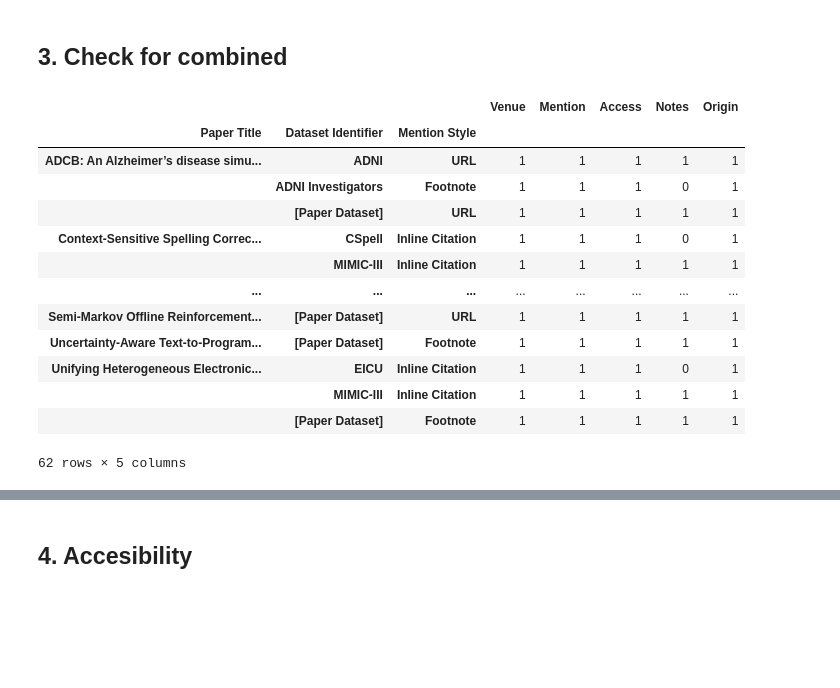
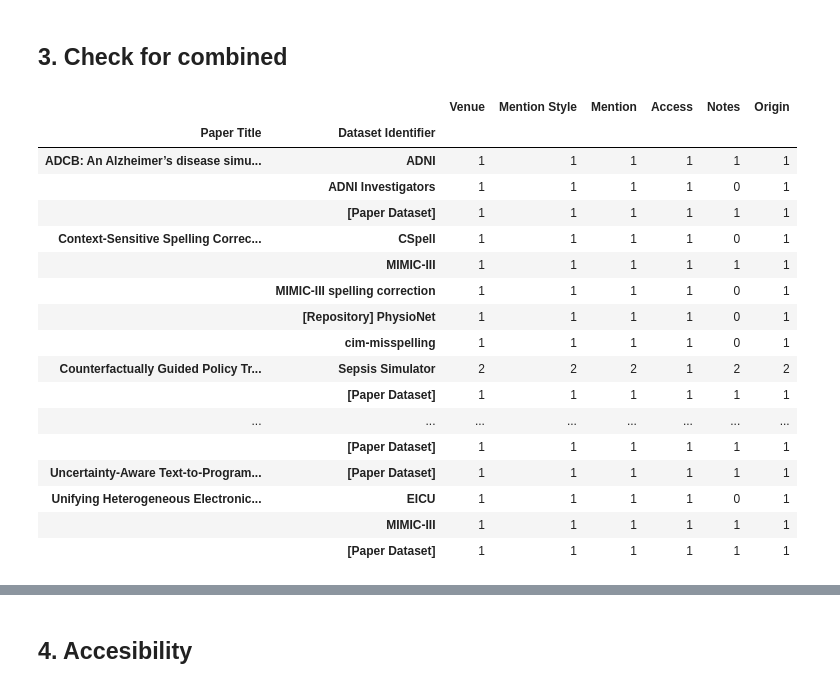
Before and after one commit to madprogramer/PublicDatasets, a Jupyter notebook: ArticleVisualizer.ipynb, the cells around one changed output, grey strips where cells are left out. Cells and saved outputs as stored; diff of their text form; code cells hidden in the pictures; blank space fills up the shorter version.

```diff
--- a/ArticleVisualizer.ipynb
+++ b/ArticleVisualizer.ipynb
@@ -68,29 +68,33 @@ sns.histplot(data=target, y="Origin", multiple="stack").set(title='Dataset Hosts
 # %%
 # # mentions_table['Origin']
 # # mentions_table['Mention Style']
 
 
 
 # # selection_table['Paper Title']
 # selection_table['Dataset Identifier'].tolist()
 # selection_table['Paper Title'].tolist()
 selection_table = mentions_table.copy()
-selection_table.groupby(['Paper Title','Dataset Identifier','Mention Style']).count()
+selection_table.groupby(['Paper Title','Dataset Identifier']).count()
 # %% [output]
-|  |  |  | Venue | Mention | Access | Notes | Origin |
-| Paper Title | Dataset Identifier | Mention Style |  |  |  |  |  |
-| ADCB: An Alzheimer’s disease simu... | ADNI | URL | 1 | 1 | 1 | 1 | 1 |
-|  | ADNI Investigators | Footnote | 1 | 1 | 1 | 0 | 1 |
-|  | [Paper Dataset] | URL | 1 | 1 | 1 | 1 | 1 |
-| Context-Sensitive Spelling Correc... | CSpell | Inline Citation | 1 | 1 | 1 | 0 | 1 |
-|  | MIMIC-III | Inline Citation | 1 | 1 | 1 | 1 | 1 |
+|  |  | Venue | Mention Style | Mention | Access | Notes | Origin |
+| Paper Title | Dataset Identifier |  |  |  |  |  |  |
+| ADCB: An Alzheimer’s disease simu... | ADNI | 1 | 1 | 1 | 1 | 1 | 1 |
+|  | ADNI Investigators | 1 | 1 | 1 | 1 | 0 | 1 |
+|  | [Paper Dataset] | 1 | 1 | 1 | 1 | 1 | 1 |
+| Context-Sensitive Spelling Correc... | CSpell | 1 | 1 | 1 | 1 | 0 | 1 |
+|  | MIMIC-III | 1 | 1 | 1 | 1 | 1 | 1 |
+|  | MIMIC-III spelling correction | 1 | 1 | 1 | 1 | 0 | 1 |
+|  | [Repository] PhysioNet | 1 | 1 | 1 | 1 | 0 | 1 |
+|  | cim-misspelling | 1 | 1 | 1 | 1 | 0 | 1 |
+| Counterfactually Guided Policy Tr... | Sepsis Simulator | 2 | 2 | 2 | 1 | 2 | 2 |
+|  | [Paper Dataset] | 1 | 1 | 1 | 1 | 1 | 1 |
 | ... | ... | ... | ... | ... | ... | ... | ... |
-| Semi-Markov Offline Reinforcement... | [Paper Dataset] | URL | 1 | 1 | 1 | 1 | 1 |
-| Uncertainty-Aware Text-to-Program... | [Paper Dataset] | Footnote | 1 | 1 | 1 | 1 | 1 |
-| Unifying Heterogeneous Electronic... | EICU | Inline Citation | 1 | 1 | 1 | 0 | 1 |
-|  | MIMIC-III | Inline Citation | 1 | 1 | 1 | 1 | 1 |
-|  | [Paper Dataset] | Footnote | 1 | 1 | 1 | 1 | 1 |
+|  | [Paper Dataset] | 1 | 1 | 1 | 1 | 1 | 1 |
+| Uncertainty-Aware Text-to-Program... | [Paper Dataset] | 1 | 1 | 1 | 1 | 1 | 1 |
+| Unifying Heterogeneous Electronic... | EICU | 1 | 1 | 1 | 1 | 0 | 1 |
+|  | MIMIC-III | 1 | 1 | 1 | 1 | 1 | 1 |
+|  | [Paper Dataset] | 1 | 1 | 1 | 1 | 1 | 1 |
-62 rows × 5 columns
 # %%
 selection_table = mentions_table.copy()
 # for row in selection_table.iterrows():
```
Also changed, not shown: parts of 4 cells of this notebook.
